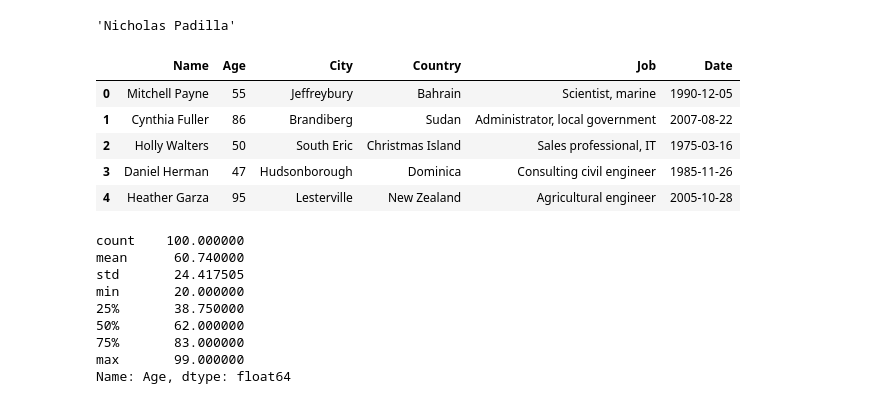
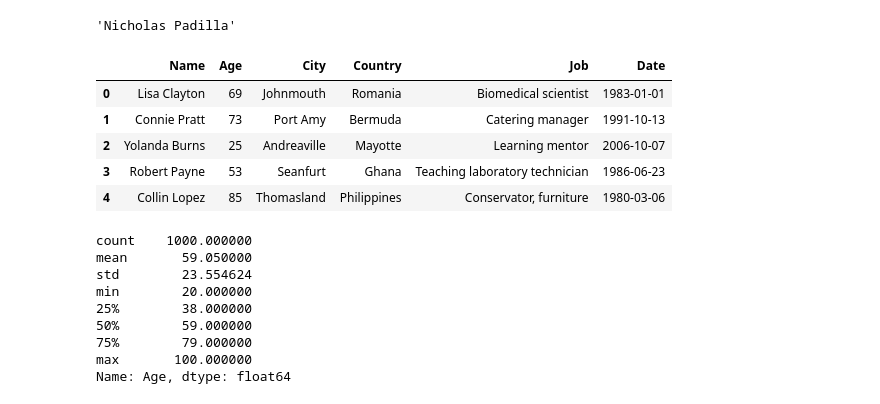
Before and after one commit to maeve70/dummy.data.Faker, a Jupyter notebook: DummyDataUsingFaker.ipynb, the cells around one changed output. Saved outputs shown, nothing was run; the diff lists cells and outputs as text; code cells hidden in the pictures.

```diff
--- a/DummyDataUsingFaker.ipynb
+++ b/DummyDataUsingFaker.ipynb
@@ -158,36 +171,36 @@ fake.name()
 # %%
 #create fake df!
 name, city, country, job, age, date = [[] for k in range(0,6)]
-for row in range(0,100):
+for row in range(0,1000):
     name.append(fake.name())
     city.append(fake.city())
     country.append(fake.country())
     job.append(fake.job())
     age.append(random.randint(20,100))
     date.append(fake.date())
 
 
 d = {"Name":name, "Age":age, "City":city, "Country":country, "Job":job, "Date": date}
 df = pd.DataFrame(d)
 df.head()
 # %% [output]
 |  | Name | Age | City | Country | Job | Date |
-| 0 | Mitchell Payne | 55 | Jeffreybury | Bahrain | Scientist, marine | 1990-12-05 |
-| 1 | Cynthia Fuller | 86 | Brandiberg | Sudan | Administrator, local government | 2007-08-22 |
-| 2 | Holly Walters | 50 | South Eric | Christmas Island | Sales professional, IT | 1975-03-16 |
-| 3 | Daniel Herman | 47 | Hudsonborough | Dominica | Consulting civil engineer | 1985-11-26 |
-| 4 | Heather Garza | 95 | Lesterville | New Zealand | Agricultural engineer | 2005-10-28 |
+| 0 | Lisa Clayton | 69 | Johnmouth | Romania | Biomedical scientist | 1983-01-01 |
+| 1 | Connie Pratt | 73 | Port Amy | Bermuda | Catering manager | 1991-10-13 |
+| 2 | Yolanda Burns | 25 | Andreaville | Mayotte | Learning mentor | 2006-10-07 |
+| 3 | Robert Payne | 53 | Seanfurt | Ghana | Teaching laboratory technician | 1986-06-23 |
+| 4 | Collin Lopez | 85 | Thomasland | Philippines | Conservator, furniture | 1980-03-06 |
 # %%
 df["Age"].describe()
 # %% [output]
-count    100.000000
-mean      60.740000
-std       24.417505
-min       20.000000
-25%       38.750000
-50%       62.000000
-75%       83.000000
-max       99.000000
+count    1000.000000
+mean       59.050000
+std        23.554624
+min        20.000000
+25%        38.000000
+50%        59.000000
+75%        79.000000
+max       100.000000
 Name: Age, dtype: float64
 # %%
 df['Country'].value_counts()
```
Also changed, not shown: parts of 31 cells of this notebook.
